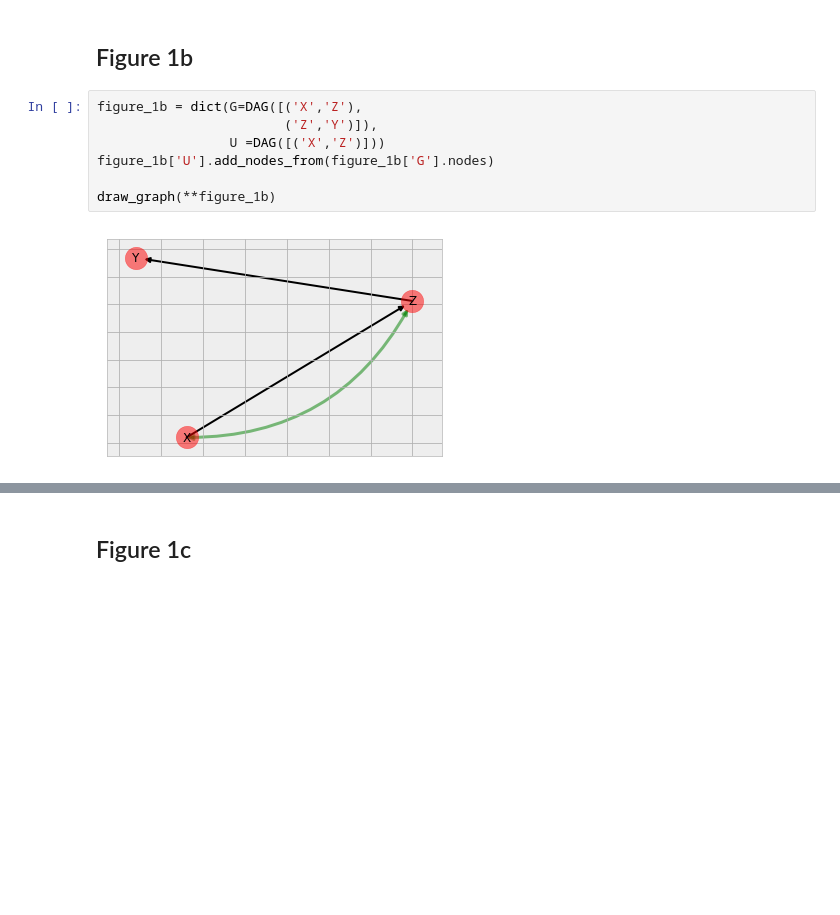
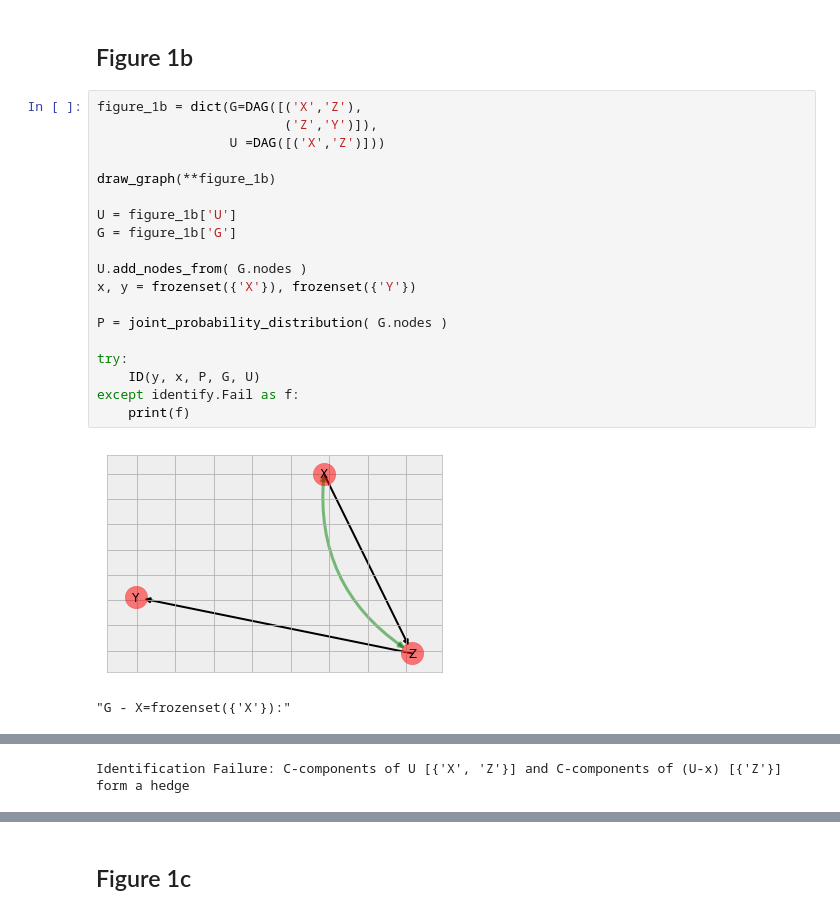
Before and after one commit to COVID-19-Causal-Reasoning/Y0, a Jupyter notebook: ID.ipynb, the cells around one changed output, grey strips where cells are left out. Cells and saved outputs as stored; diff of their text form; blank space fills up the shorter version.

```diff
--- a/ID.ipynb
+++ b/ID.ipynb
@@ -64,9 +56,22 @@ C_components_of_U [{'Y', 'X'}] and C_components_of_U_x [{'Y'}] form a hedge
 # %%
 figure_1b = dict(G=DAG([('X','Z'),
                         ('Z','Y')]),
                  U =DAG([('X','Z')]))
-figure_1b['U'].add_nodes_from(figure_1b['G'].nodes)
 
 draw_graph(**figure_1b)
+
+U = figure_1b['U']
+G = figure_1b['G']
+
+U.add_nodes_from( G.nodes )
+x, y = frozenset({'X'}), frozenset({'Y'})
+
+P = joint_probability_distribution( G.nodes )
+
+try:
+    ID(y, x, P, G, U)
+except identify.Fail as f:
+    print(f)
 # %% [output]
-[figure, old version]
+[figure, new version]
+"G - X=frozenset({'X'}):"
@@ -72,0 +79 @@ draw_graph(**figure_1b)
+Identification Failure: C-components of U [{'X', 'Z'}] and C-components of (U-x) [{'Z'}] form a hedge
```
Also changed, not shown: parts of 34 cells of this notebook, 2 other files.
